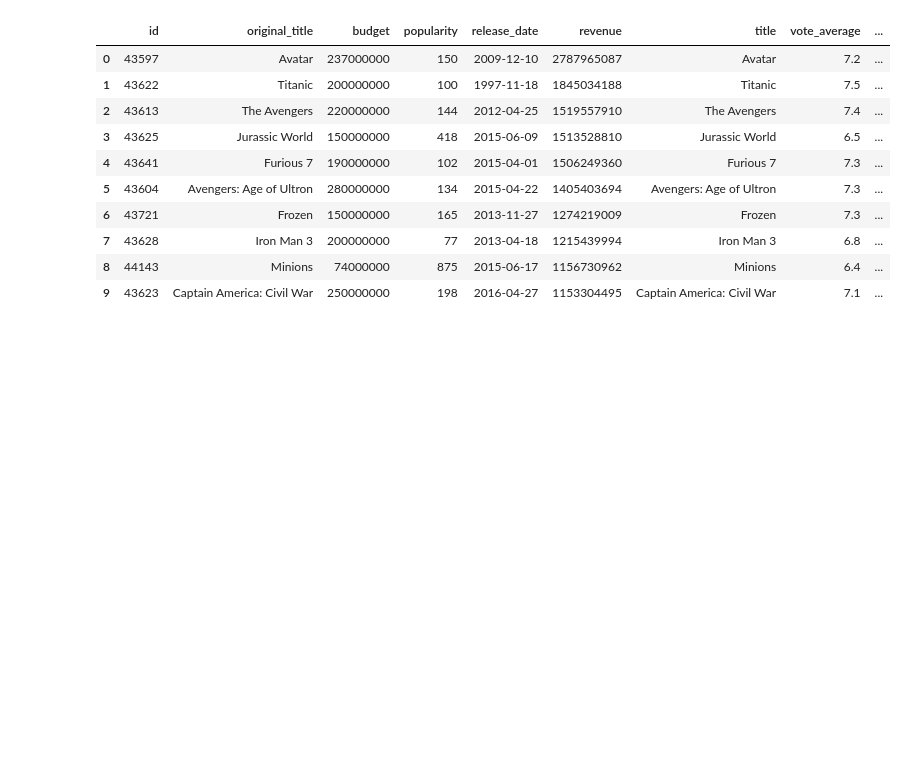
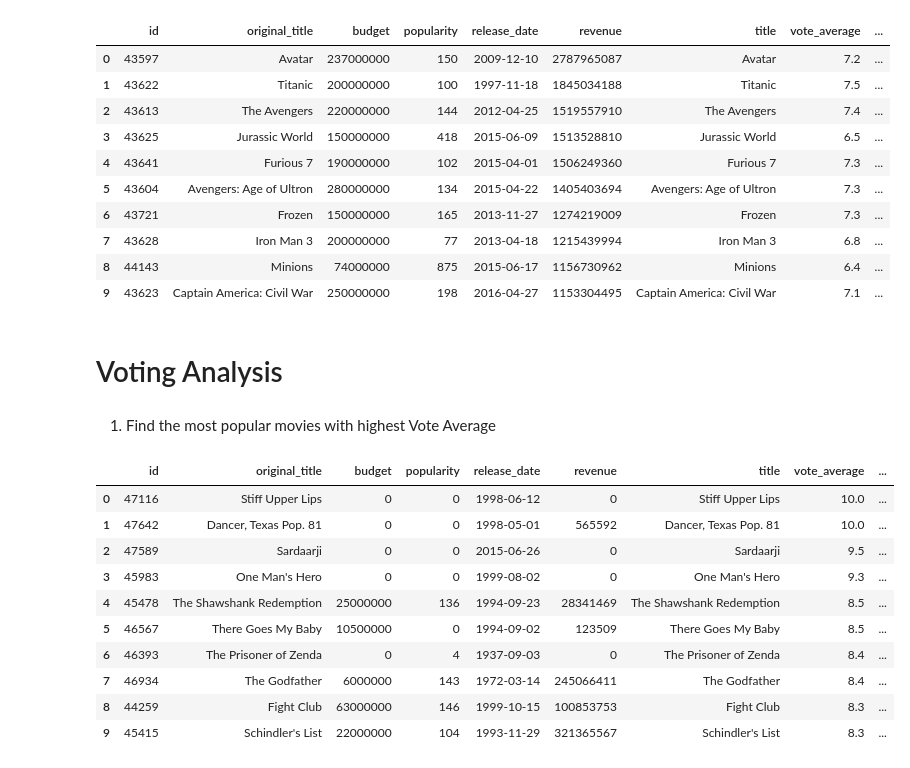
Before and after one commit to Naveen-Karanamu/IMDB-Dataset-Analysis, a Jupyter notebook: main.ipynb, the cells around one changed output. Drawn from its saved outputs; the diff is of its cells as text; code cells hidden in the pictures; blank space fills up the shorter version.

Commit message:
Vote Analysis

```diff
--- a/main.ipynb
+++ b/main.ipynb
@@ -224,3 +224,24 @@ top_ten_revenue_df
 | 7 | 43628 | Iron Man 3 | 200000000 | 77 | 2013-04-18 | 1215439994 | Iron Man 3 | 6.8 | ... |
 | 8 | 44143 | Minions | 74000000 | 875 | 2015-06-17 | 1156730962 | Minions | 6.4 | ... |
 | 9 | 43623 | Captain America: Civil War | 250000000 | 198 | 2016-04-27 | 1153304495 | Captain America: Civil War | 7.1 | ... |
+# %% [markdown]
+# Voting Analysis
+# %% [markdown]
+1. Find the most popular movies with highest Vote Average
+# %%
+cur.execute('''SELECT * FROM movies ORDER BY vote_average DESC LIMIT 10''')
+most_popular=cur.fetchall()
+most_popular_df=pd.DataFrame(most_popular,columns=['id','original_title', 'budget', "popularity", 'release_date', 'revenue', 'title', 'vote_average', 'vote_count', 'overview', 'tagline', 'uid', 'director_id'])
+most_popular_df
+# %% [output]
+|  | id | original_title | budget | popularity | release_date | revenue | title | vote_average | ... |
+| 0 | 47116 | Stiff Upper Lips | 0 | 0 | 1998-06-12 | 0 | Stiff Upper Lips | 10.0 | ... |
+| 1 | 47642 | Dancer, Texas Pop. 81 | 0 | 0 | 1998-05-01 | 565592 | Dancer, Texas Pop. 81 | 10.0 | ... |
+| 2 | 47589 | Sardaarji | 0 | 0 | 2015-06-26 | 0 | Sardaarji | 9.5 | ... |
+| 3 | 45983 | One Man's Hero | 0 | 0 | 1999-08-02 | 0 | One Man's Hero | 9.3 | ... |
+| 4 | 45478 | The Shawshank Redemption | 25000000 | 136 | 1994-09-23 | 28341469 | The Shawshank Redemption | 8.5 | ... |
+| 5 | 46567 | There Goes My Baby | 10500000 | 0 | 1994-09-02 | 123509 | There Goes My Baby | 8.5 | ... |
+| 6 | 46393 | The Prisoner of Zenda | 0 | 4 | 1937-09-03 | 0 | The Prisoner of Zenda | 8.4 | ... |
+| 7 | 46934 | The Godfather | 6000000 | 143 | 1972-03-14 | 245066411 | The Godfather | 8.4 | ... |
+| 8 | 44259 | Fight Club | 63000000 | 146 | 1999-10-15 | 100853753 | Fight Club | 8.3 | ... |
+| 9 | 45415 | Schindler's List | 22000000 | 104 | 1993-11-29 | 321365567 | Schindler's List | 8.3 | ... |
```
